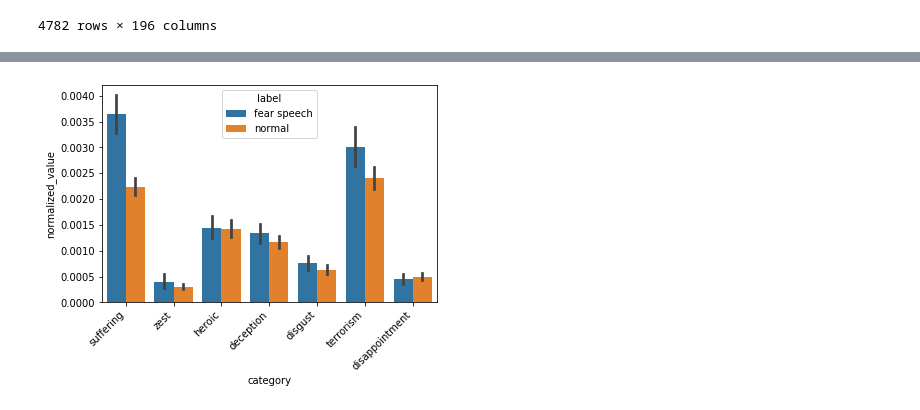
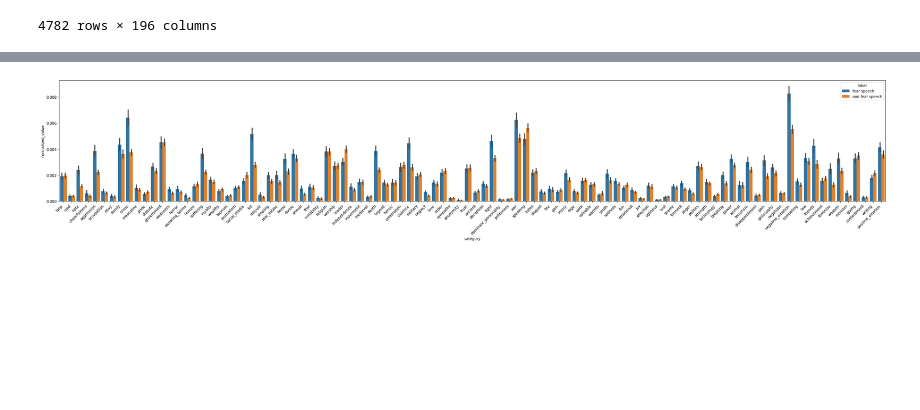
Before and after one commit to hate-alert/Fear-speech-analysis, a Jupyter notebook: Data_stats.ipynb, the cells around one changed output, grey strips where cells are left out. Cells and saved outputs as stored; diff of their text form; code cells hidden in the pictures; blank space fills up the shorter version.

```diff
--- a/Data_stats.ipynb
+++ b/Data_stats.ipynb
@@ -215,0 +459,14 @@ ax1 = sns.barplot(x="label", y="groups affected", data=df_num_groups)
+# %%
+matplotlib.rcParams['figure.figsize'] = (5, 5)
+
+#     'weight' : 'normal',
+#     'size'   : 15}
+# matplotlib.rc('font', **font)
+#data_timeline.plot()
+sns.set(context='paper',style='white',font_scale=1.5)
+
+font = {
+    'weight' : 'normal',
+    'size'   : 11}
+ax1 = sns.barplot(x="label", y="days_active", data=df_num_users)
+plt.savefig('../Fear_speech_results/number_of_days_active.pdf',bbox_inches='tight',dpi=400)
@@ -229,0 +500,14 @@ ax1 = sns.barplot(x="label", y="users who spread", data=df_num_users)
+# %%
+matplotlib.rcParams['figure.figsize'] = (5, 5)
+
+#     'weight' : 'normal',
+#     'size'   : 15}
+# matplotlib.rc('font', **font)
+#data_timeline.plot()
+sns.set(context='paper',style='white',font_scale=1.5)
+
+font = {
+    'weight' : 'normal',
+    'size'   : 11}
+ax1 = sns.barplot(x="label", y="users_who_spread", data=df_num_users)
+plt.savefig('../Fear_speech_results/users_who_spread.pdf',bbox_inches='tight',dpi=400)
@@ -256,5 +602,3 @@ def get_empath_categories(df,normalize=True):
     df=df.reset_index(drop=True)
     #df_with_empath=pd.concat([df,df_empath],axis=1)
     return df_empath
-# %%
-annotated_df_empath=get_empath_categories(annotated_df)
@@ -291,21 +636,25 @@ annotated_df_empath.head()
+# %%
+categories=['help', 'cold', 'hate', 'cheerfulness', 'aggression', 'occupation', 'envy', 'family', 'crime', 'masculine', 'pride', 'dispute', 'government', 'weakness', 'horror', 'swearing_terms', 'leisure', 'suffering', 'royalty', 'wealthy', 'tourism', 'journalism', 'social_media', 'kill', 'ridicule', 'stealing', 'real_estate', 'home', 'divine', 'sexual', 'fear', 'irritability', 'religion', 'worship', 'leader', 'independence', 'movement', 'medieval', 'death', 'legend', 'heroic', 'celebration', 'violence', 'military', 'neglect', 'love', 'order', 'sympathy', 'anonymity', 'trust', 'ancient', 'deception', 'fight', 'dominant_personality', 'politeness', 'war', 'speaking', 'listen', 'disgust', 'fire', 'gain', 'injury', 'rage', 'work', 'valuable', 'warmth', 'youth', 'sadness', 'fun', 'emotional', 'joy', 'affection', 'ugliness', 'lust', 'shame', 'torment', 'anger', 'politics', 'strength', 'technology', 'breaking', 'power', 'animal', 'terrorism', 'disappointment', 'pain', 'philosophy', 'negotiate', 'negative_emotion', 'competing', 'law', 'friends', 'achievement', 'feminine', 'weapon', 'monster', 'giving', 'contentment', 'writing', 'positive_emotion']
 # %%
-temp=annotated_df_empath[annotated_df_empath['category'].isin(['disappointment','heroic','suffering','zest','disgust','deception','terrorism'])]
+matplotlib.rcParams['figure.figsize'] = (40, 6)
+
+temp=annotated_df_empath[annotated_df_empath['category'].isin(categories)]
 font = {
     'weight' : 'normal',
     'size'   : 11}
 g = sns.barplot(x="category", y="normalized_value",hue="label",data=temp)
 #g=add_values(g,df_admin,15,order_list)
 #plt.ylabel('number of groups as admin')
 g.set_xticklabels(
         g.get_xticklabels(),
         rotation=45,
         horizontalalignment='right',
         fontweight='normal',
         fontsize='medium'
 
     )
 
-plt.show()
-#plt.savefig('../Whatsapp_Results/admin_chracterisation_whole_groups.pdf',bbox_inches='tight',dpi=400)
+# plt.show()
+plt.savefig('empath.pdf',bbox_inches='tight',dpi=400)
 # %% [output]
-[figure, old version]
+[figure, new version]
```
Also changed, not shown: parts of 42 cells of this notebook, 17 other files.
